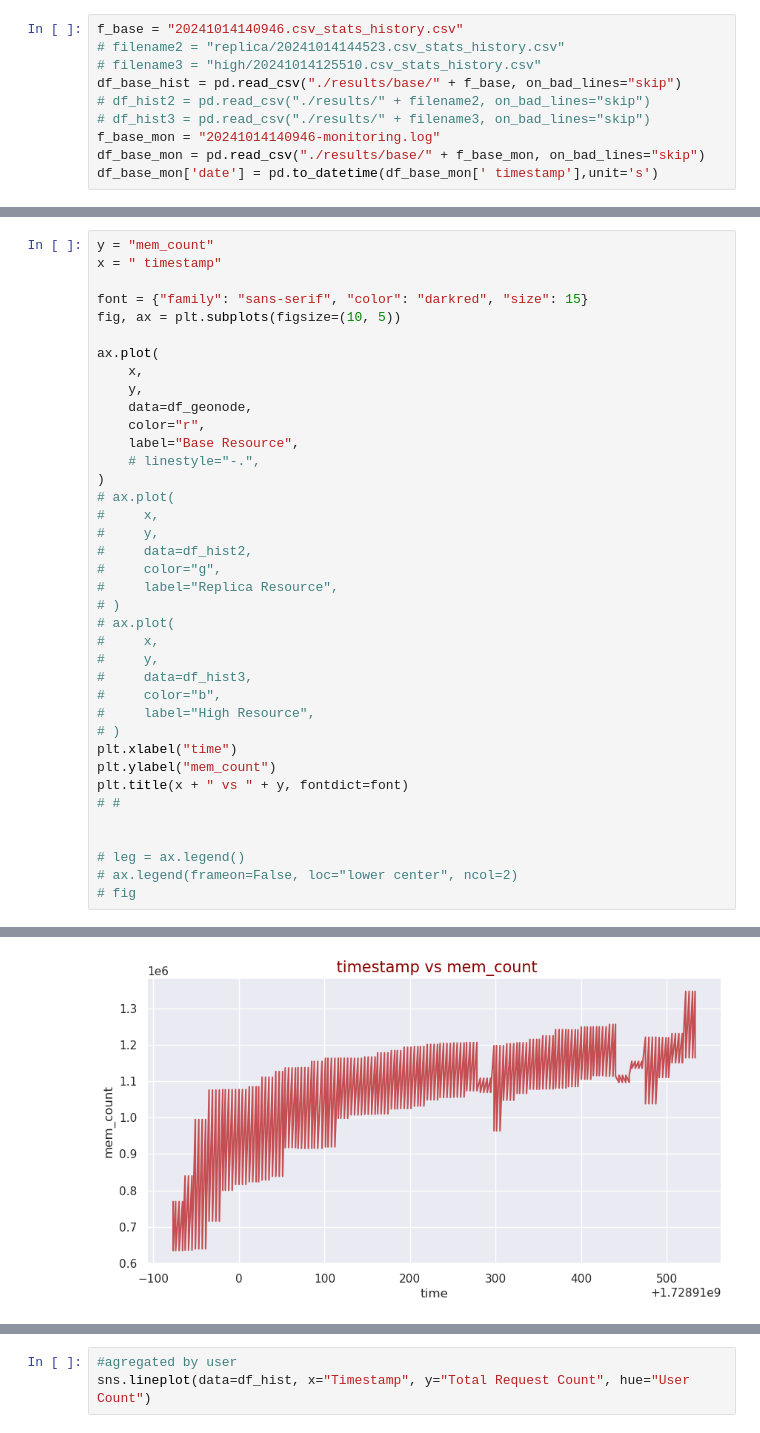
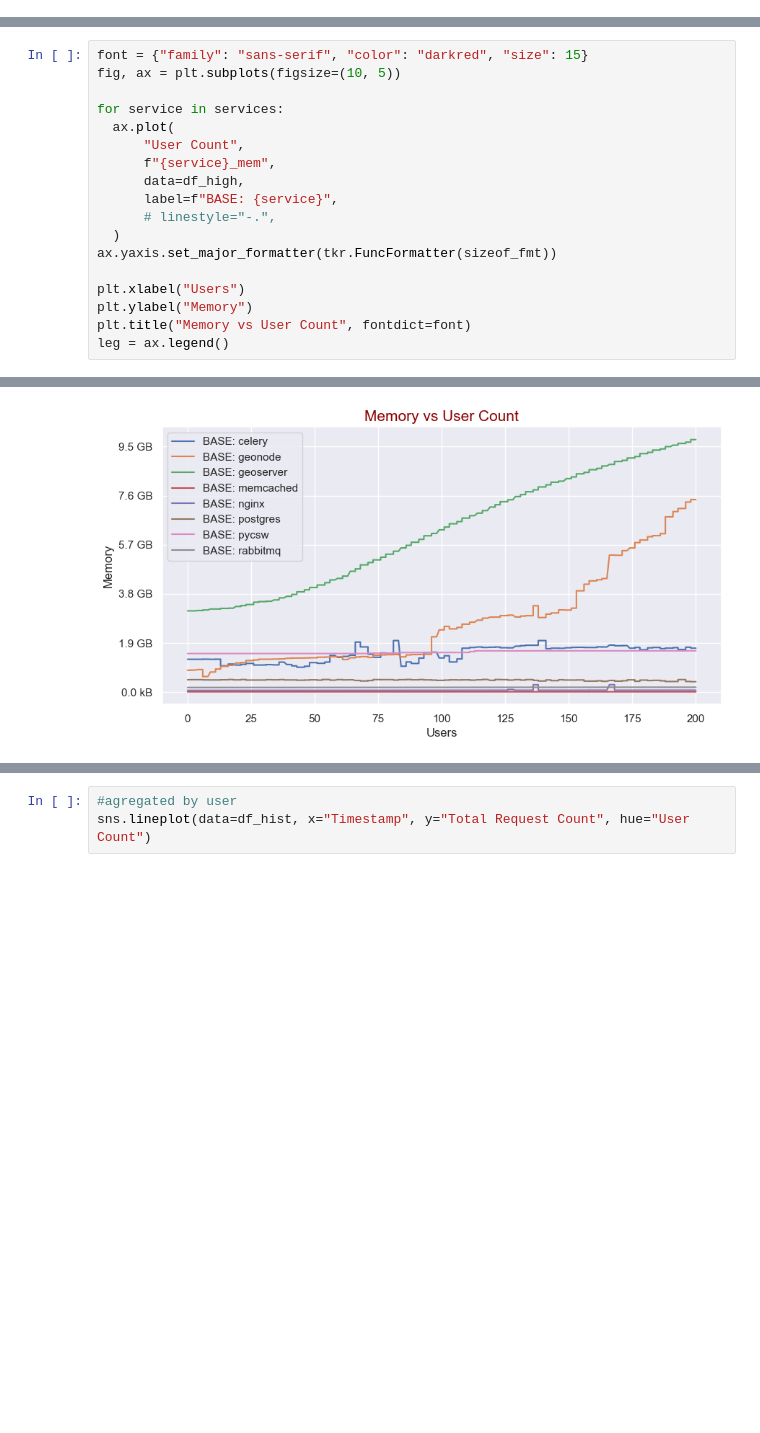
Before and after one commit to zalf-rdm/geonode-benchmark, a Jupyter notebook: charts copy.ipynb, the cells around one changed output, grey strips where cells are left out. Cells and saved outputs as stored; diff of their text form; blank space fills up the shorter version.

```diff
--- a/charts copy.ipynb
+++ b/charts copy.ipynb
@@ -30,10 +0,0 @@ Requirement already satisfied: six>=1.5 in ./venv/lib64/python3.12/site-packages
-# %%
-f_base = "20241014140946.csv_stats_history.csv"
-# filename2 = "replica/20241014144523.csv_stats_history.csv"
-# filename3 = "high/20241014125510.csv_stats_history.csv"
-df_base_hist = pd.read_csv("./results/base/" + f_base, on_bad_lines="skip")
-# df_hist2 = pd.read_csv("./results/" + filename2, on_bad_lines="skip")
-# df_hist3 = pd.read_csv("./results/" + filename3, on_bad_lines="skip")
-f_base_mon = "20241014140946-monitoring.log"
-df_base_mon = pd.read_csv("./results/base/" + f_base_mon, on_bad_lines="skip")
-df_base_mon['date'] = pd.to_datetime(df_base_mon[' timestamp'],unit='s')
@@ -404,39 +329,19 @@ Text(0.5, 1.0, ' timestamp vs cpu_per_second')
 # %%
-y = "mem_count"
-x = " timestamp"
-
 font = {"family": "sans-serif", "color": "darkred", "size": 15}
 fig, ax = plt.subplots(figsize=(10, 5))
 
-ax.plot(
-    x,
-    y,
-    data=df_geonode,
-    color="r",
-    label="Base Resource",
-    # linestyle="-.",
-)
-# ax.plot(
-#     x,
-#     y,
-#     data=df_hist2,
-#     color="g",
-#     label="Replica Resource",
-# )
-# ax.plot(
-#     x,
-#     y,
-#     data=df_hist3,
-#     color="b",
-#     label="High Resource",
-# )
-plt.xlabel("time")
-plt.ylabel("mem_count")
-plt.title(x + " vs " + y, fontdict=font)
-# #
+for service in services:
+  ax.plot(
+      "User Count",
+      f"{service}_mem",
+      data=df_high,
+      label=f"BASE: {service}",
+      # linestyle="-.",
+  )
+ax.yaxis.set_major_formatter(tkr.FuncFormatter(sizeof_fmt))
 
-
-# leg = ax.legend()
-# ax.legend(frameon=False, loc="lower center", ncol=2)
-# fig
+plt.xlabel("Users")
+plt.ylabel("Memory")
+plt.title("Memory vs User Count", fontdict=font)
+leg = ax.legend()
 # %% [output]
@@ -444 +348 @@ Text(0.5, 1.0, ' timestamp vs mem_count')
-[figure, old version]
+[figure, new version]
```
Also changed, not shown: parts of 24 cells of this notebook, 27 other files.
